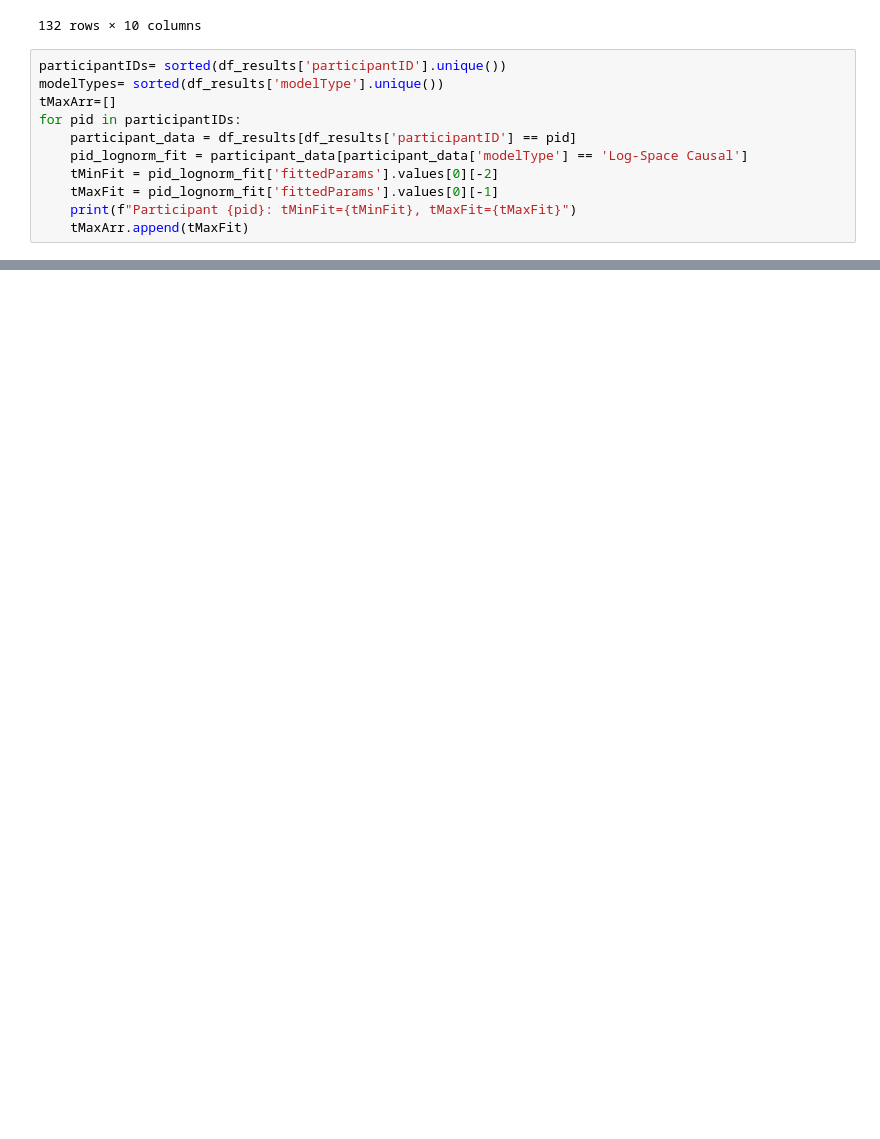
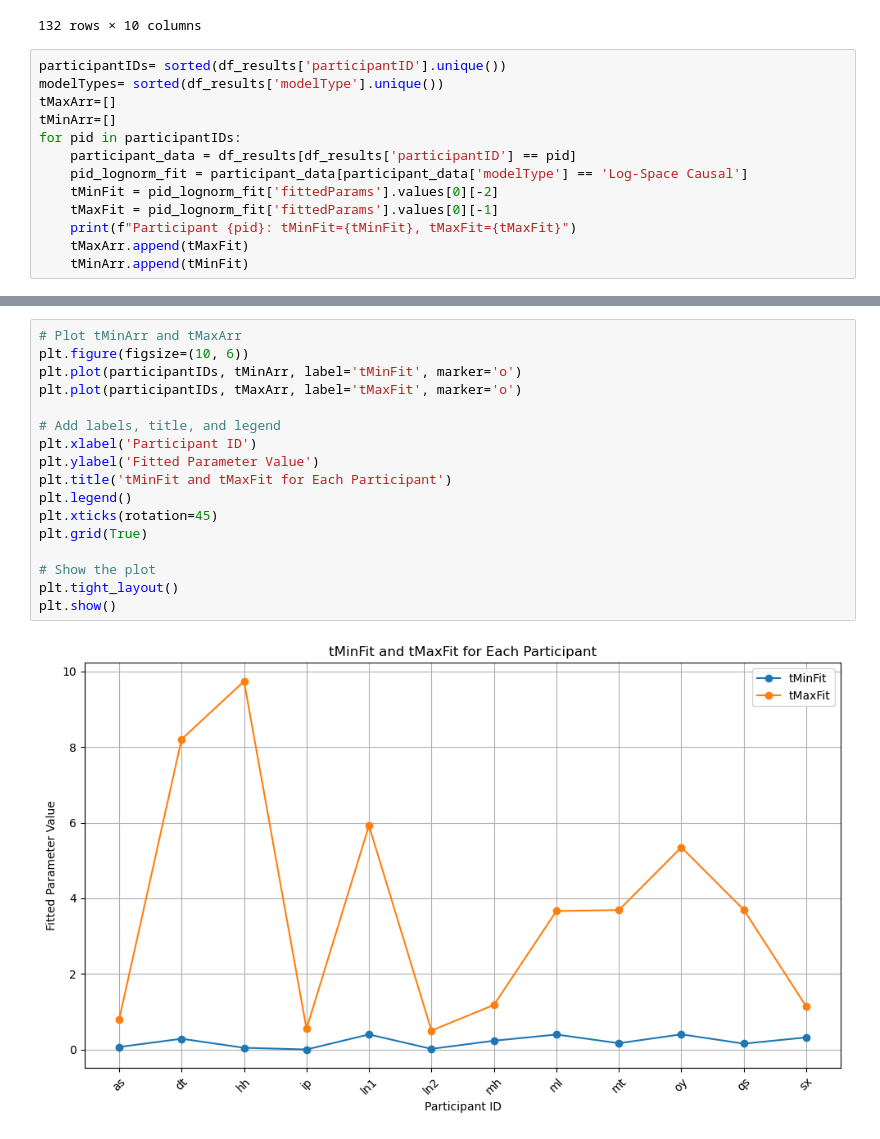
Before and after one commit to omeryildiran/av-dur-estimation, a Jupyter notebook: modelComparisonTable.ipynb, the cells around one changed output, grey strips where cells are left out. Drawn from its saved outputs; the diff is of its cells as text; blank space fills up the shorter version.

```diff
--- a/modelComparisonTable.ipynb
+++ b/modelComparisonTable.ipynb
@@ -658,6 +658,7 @@ df_results
 participantIDs= sorted(df_results['participantID'].unique())
 modelTypes= sorted(df_results['modelType'].unique())
 tMaxArr=[]
+tMinArr=[]
 for pid in participantIDs:
     participant_data = df_results[df_results['participantID'] == pid]
     pid_lognorm_fit = participant_data[participant_data['modelType'] == 'Log-Space Causal']
@@ -665,6 +666,7 @@ for pid in participantIDs:
     tMaxFit = pid_lognorm_fit['fittedParams'].values[0][-1]
     print(f"Participant {pid}: tMinFit={tMinFit}, tMaxFit={tMaxFit}")
     tMaxArr.append(tMaxFit)
+    tMinArr.append(tMinFit)
 # %% [output]
 Participant as: tMinFit=0.06568643460668683, tMaxFit=0.7900365053534646
 Participant dt: tMinFit=0.28376800067722796, tMaxFit=8.204487587185575
@@ -682,0 +683,19 @@ Participant sx: tMinFit=0.3191459134593606, tMaxFit=1.1348092807922514
+# %%
+# Plot tMinArr and tMaxArr
+plt.figure(figsize=(10, 6))
+plt.plot(participantIDs, tMinArr, label='tMinFit', marker='o')
+plt.plot(participantIDs, tMaxArr, label='tMaxFit', marker='o')
+
+# Add labels, title, and legend
+plt.xlabel('Participant ID')
+plt.ylabel('Fitted Parameter Value')
+plt.title('tMinFit and tMaxFit for Each Participant')
+plt.legend()
+plt.xticks(rotation=45)
+plt.grid(True)
+
+# Show the plot
+plt.tight_layout()
+plt.show()
+# %% [output]
+[figure, added]
```
Also changed, not shown: parts of 1 cell of this notebook, 5 other files.
